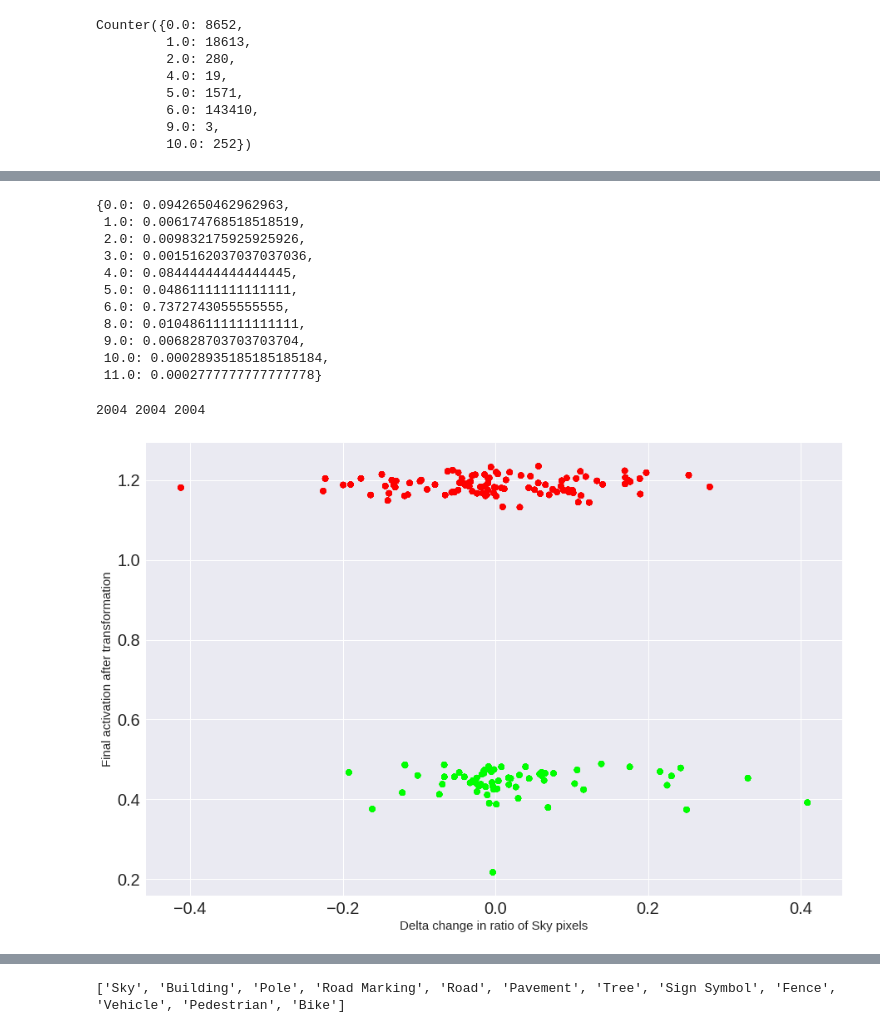
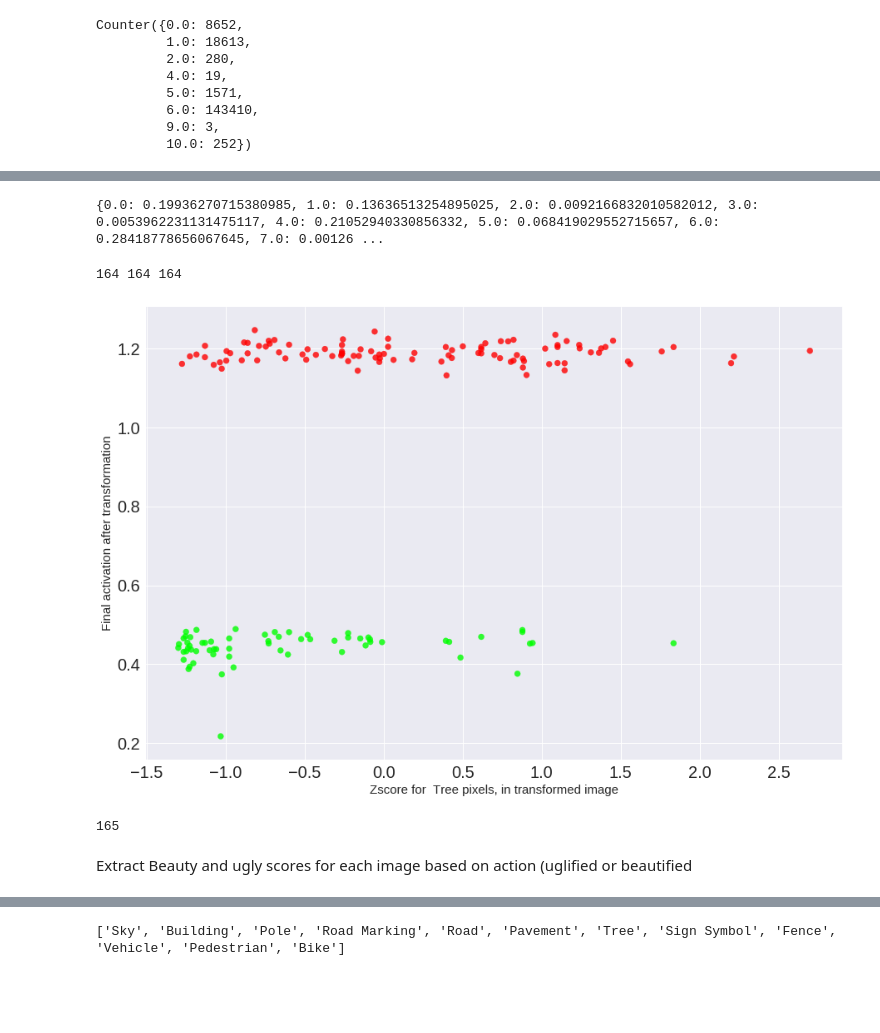
Before and after one commit to sagarjoglekar/ExplainingUrbanEmotions, a Jupyter notebook: notebooks/RetreivalPipeline.ipynb, the cells around one changed output, grey strips where cells are left out. Drawn from its saved outputs; the diff is of its cells as text; code cells hidden in the pictures; blank space fills up the shorter version.

```diff
--- a/notebooks/RetreivalPipeline.ipynb
+++ b/notebooks/RetreivalPipeline.ipynb
@@ -390,55 +411,75 @@ deltas
 # %%
 labels = ['Sky', 'Building', 'Pole','Road Marking','Road','Pavement','Tree','Sign Symbol','Fence','Vehicle','Pedestrian', 'Bike']
-# %%
-deltas[deltas.keys()[1]]['top5'][0]
-# %% [output]
-{0.0: 0.0942650462962963,
- 1.0: 0.006174768518518519,
- 2.0: 0.009832175925925926,
- 3.0: 0.0015162037037037036,
- 4.0: 0.08444444444444445,
- 5.0: 0.04861111111111111,
- 6.0: 0.7372743055555555,
- 8.0: 0.010486111111111111,
- 9.0: 0.006828703703703704,
- 10.0: 0.00028935185185185184,
- 11.0: 0.0002777777777777778}
+# %%
+# deltas[deltas.keys()[100]]['top5']
+mean = {}
+std = {}
+
+scores = {}
+for k in deltas:
+    for ratios in deltas[k]['top5']:
+        for dim in ratios:
+            if dim not in scores:
+                scores[dim] = []
+            scores[dim].append(ratios[dim])
+#print scores.keys()
+for k in scores:
+    mean[k] = np.mean(scores[k])
+    std[k] = np.std(scores[k])
+
+print mean , std
+# %% [output]
+{0.0: 0.19936270715380985, 1.0: 0.13636513254895025, 2.0: 0.0092166832010582012, 3.0: 0.0053962231131475117, 4.0: 0.21052940330856332, 5.0: 0.068419029552715657, 6.0: 0.28418778656067645, 7.0: 0.00126 ...
+# %%
+# Find update Z scores in deltas:
+for k in deltas:
+    for ratios in deltas[k]['top5']:
+        for dim in ratios:
+            orig = ratios[dim]
+            Zscore = (orig - mean[dim])/std[dim]
+            ratios[dim] = Zscore
 # %%
 acts = []
 action = []
 labelDeltas = [[] for i in range(len(labels))]
-for i in range(len(labels)):
-    for k in deltas:
-        if deltas[k]['act'] > 0.1:
-            #for c in deltas[k]['top5']:
-            c = deltas[k]['top5'][0]
-            action.append(deltas[k]['label'])
-            acts.append(deltas[k]['act'])
-            for dims in range(len(labels)):
-                delta = 0.0
-                if dims in deltas[k]['origLabels'] and dims in c:
-                    if deltas[k]['origLabels'][dims] > 0.0:
-                        delta = c[dims] - deltas[k]['origLabels'][dims]
-                labelDeltas[int(dims)].append(delta)
+
+for k in deltas:
+    #if deltas[k]['act'] > 0.1:
+    #for c in deltas[k]['top5']:
+    if len(deltas[k]['top5']) > 0:
+        c = deltas[k]['top5'][0]
+        action.append(deltas[k]['label'])
+        acts.append(deltas[k]['act'])
+        for dims in range(len(labels)):
+            delta = 0.0
+            if dims in c:
+                delta = c[dims]
+            labelDeltas[int(dims)].append(delta)
 # %%
 dim = 6
 # %%
 #beautiFied = [labelDeltas[5][i] for i in range
 colorPallet=["#FF0000", "#00FF00"]
 
 colors = [colorPallet[action[i]] for i in range(len(action)) if labelDeltas[dim][i] != 0.0 ]
 delRatio = [labelDeltas[dim][i] for i in range(len(labelDeltas[dim])) if labelDeltas[dim][i] != 0.0]
 delActs = [acts[i] for i in range(len(acts)) if labelDeltas[dim][i] != 0.0 ]
 print len(delRatio) , len(delActs) , len(colors)
 fig, ax = plt.subplots()
 fig.set_size_inches(15,10)
-plt.xlabel("Delta change in ratio of Sky pixels" , fontsize = 15)
+plt.xlabel("Zscore for  " + labels[dim] +  " pixels, in transformed image" , fontsize = 15)
 plt.ylabel("Final activation after transformation" , fontsize = 15 )
 fig = plt.scatter( delRatio , delActs,  alpha=0.8 , c = colors)
 #plt.legend(['Uglified' , 'Beautified'])
 plt.show()
 # %% [output]
-2004 2004 2004
+164 164 164
-[figure, old version]
+[figure, new version]
+# %%
+len(labelDeltas[0])
+# %% [output]
+165
+# %% [markdown]
+Extract Beauty and ugly scores for each image based on action (uglified or beautified
 # %%
 beautyDim = []
```
Also changed, not shown: parts of 57 cells of this notebook, 5 other files.
